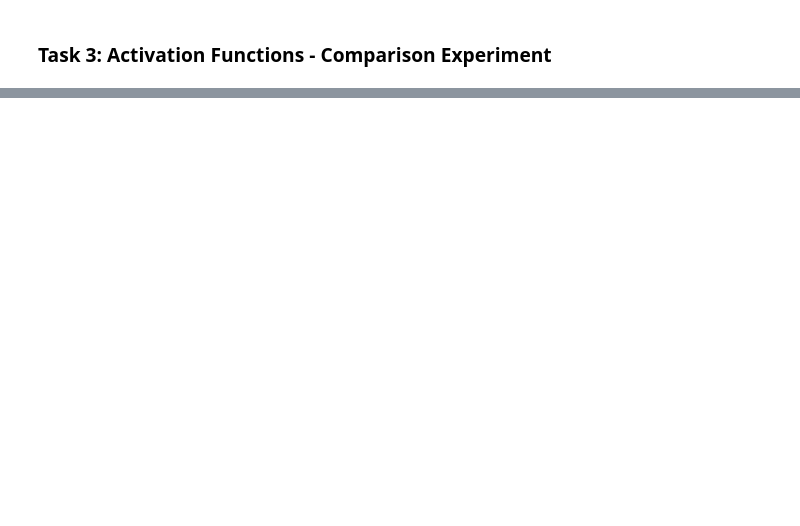
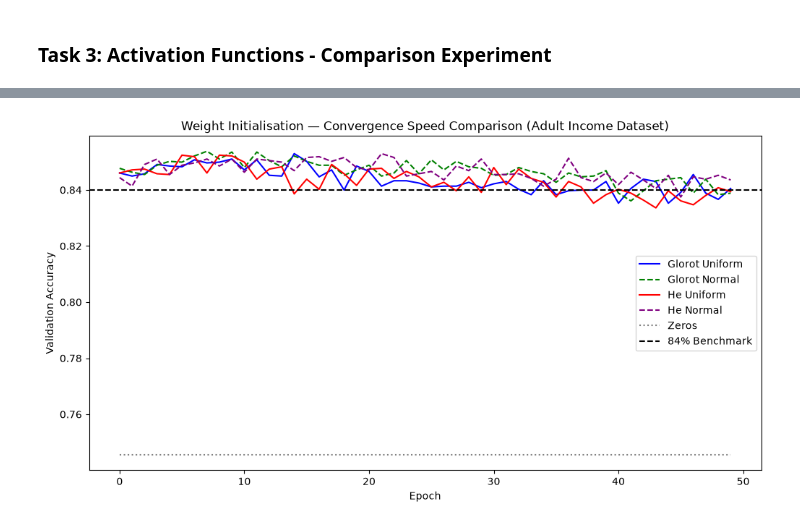
Before and after one commit to krish-desai-123/Deep-Learning-, a Jupyter notebook: Adult Income PR2/adult_income.ipynb, the cells around one changed output, grey strips where cells are left out. Drawn from its saved outputs; the diff is of its cells as text; code cells hidden in the pictures; blank space fills up the shorter version.

```diff
--- a/Adult Income PR2/adult_income.ipynb
+++ b/Adult Income PR2/adult_income.ipynb
@@ -389,0 +411,14 @@ AttributeError: The layer sequential_8 has never been called and thus has no def
+# %%
+# 4.1 Train 5 models with different initialisers
+
+model_glorot_uniform = build_ann(input_dim = X_train.shape[1], activation = 'relu', initializer = 'glorot_uniform')
+model_glorot_normal  = build_ann(input_dim = X_train.shape[1], activation = 'relu', initializer = 'glorot_normal')
+model_he_uniform     = build_ann(input_dim = X_train.shape[1], activation = 'relu', initializer = 'he_uniform')
+model_he_normal      = build_ann(input_dim = X_train.shape[1], activation = 'relu', initializer = 'he_normal')
+model_zeros          = build_ann(input_dim = X_train.shape[1], activation = 'relu', initializer = 'zeros')
+
+history_glorot_uniform = model_glorot_uniform.fit(X_train, y_train, epochs = 50, batch_size = 64, validation_split = 0.1, verbose = 1)
+history_glorot_normal  = model_glorot_normal.fit(X_train, y_train, epochs = 50, batch_size = 64, validation_split = 0.1, verbose = 1)
+history_he_uniform     = model_he_uniform.fit(X_train, y_train, epochs = 50, batch_size = 64, validation_split = 0.1, verbose = 1)
+history_he_normal      = model_he_normal.fit(X_train, y_train, epochs = 50, batch_size = 64, validation_split = 0.1, verbose = 1)
+history_zeros          = model_zeros.fit(X_train, y_train, epochs = 50, batch_size = 64, validation_split = 0.1, verbose = 1)
@@ -389,0 +445,20 @@ AttributeError: The layer sequential_8 has never been called and thus has no def
+# %%
+# 4.3 Convergence speed comparison plot
+
+plt.figure(figsize=(12, 6))
+
+plt.plot(history_glorot_uniform.history['val_accuracy'], label='Glorot Uniform', color='blue', linestyle='-')
+plt.plot(history_glorot_normal.history['val_accuracy'], label='Glorot Normal', color='green', linestyle='--')
+plt.plot(history_he_uniform.history['val_accuracy'], label='He Uniform', color='red', linestyle='-')
+plt.plot(history_he_normal.history['val_accuracy'], label='He Normal', color='purple', linestyle='--')
+plt.plot(history_zeros.history['val_accuracy'], label='Zeros', color='gray', linestyle=':')
+
+plt.axhline(y=0.84, color='black', linestyle='--', label='84% Benchmark')
+
+plt.title('Weight Initialisation — Convergence Speed Comparison (Adult Income Dataset)')
+plt.xlabel('Epoch')
+plt.ylabel('Validation Accuracy')
+plt.legend()
+plt.show()
+# %% [output]
+[figure, added]
```
Also changed, not shown: parts of 15 cells of this notebook, 1 other file.
